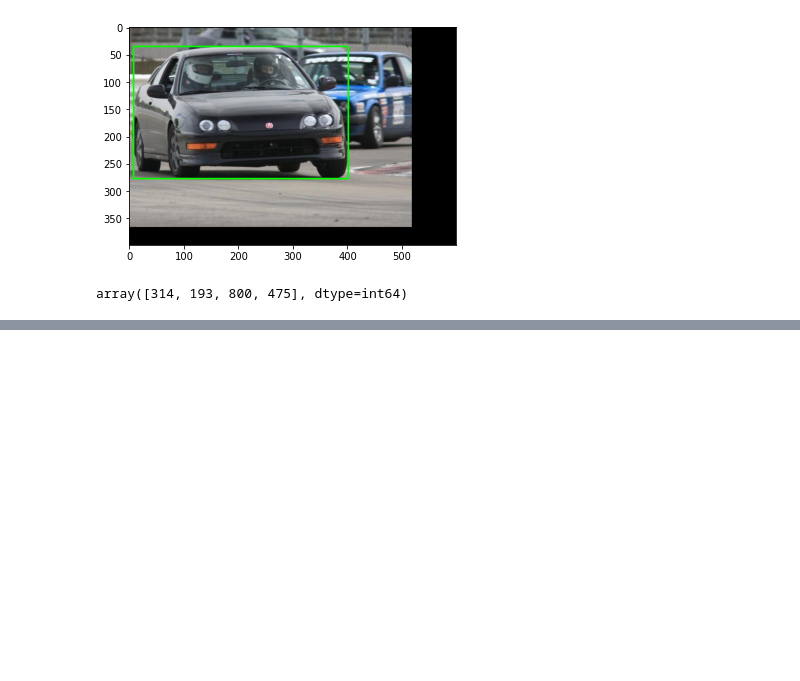
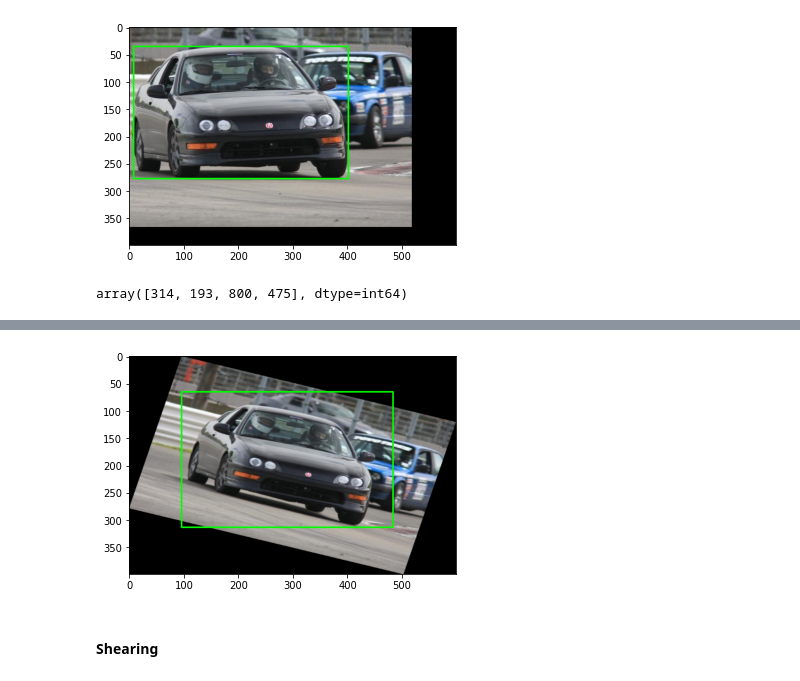
Before and after one commit to mmahanta89/CapstoneProject_GL, a Jupyter notebook: PreView_Data.ipynb, the cells around one changed output, grey strips where cells are left out. Drawn from its saved outputs; the diff is of its cells as text; code cells hidden in the pictures; blank space fills up the shorter version.

```diff
--- a/PreView_Data.ipynb
+++ b/PreView_Data.ipynb
@@ -658,0 +812,34 @@ array([314, 193, 800, 475], dtype=int64)
+# %%
+def get_enclosing_box(corners):
+    """Get an enclosing box for ratated corners of a bounding box
+
+    Parameters
+    ----------
+
+    corners : numpy.ndarray
+        Numpy array of shape `N x 8` containing N bounding boxes each described by their
+        corner co-ordinates `x1 y1 x2 y2 x3 y3 x4 y4`
+
+    Returns
+    -------
+
+    numpy.ndarray
+        Numpy array containing enclosing bounding boxes of shape `N X 4` where N is the
+        number of bounding boxes and the bounding boxes are represented in the
+        format `x1 y1 x2 y2`
+
+    """
+    x_ = corners[[0,2,4,6]]
+    y_ = corners[[1,3,5,7]]
+
+
+    xmin = np.min(x_).reshape(-1,1)
+    ymin = np.min(y_).reshape(-1,1)
+    xmax = np.max(x_).reshape(-1,1)
+    ymax = np.max(y_).reshape(-1,1)
+
+    #print(xmin,xmin[0])
+
+    final = np.hstack((xmin[0], ymin[0], xmax[0], ymax[0],corners[8:]))
+
+    return final
@@ -658,0 +890,7 @@ array([314, 193, 800, 475], dtype=int64)
+# %%
+img,bboxes=rotateImageBBox(path1,df_merged,5,30.0)
+viewUpdatedImg(img,bboxes)
+# %% [output]
+[figure, added]
+# %% [markdown]
+#### Shearing
```
Also changed, not shown: parts of 8 cells of this notebook.
